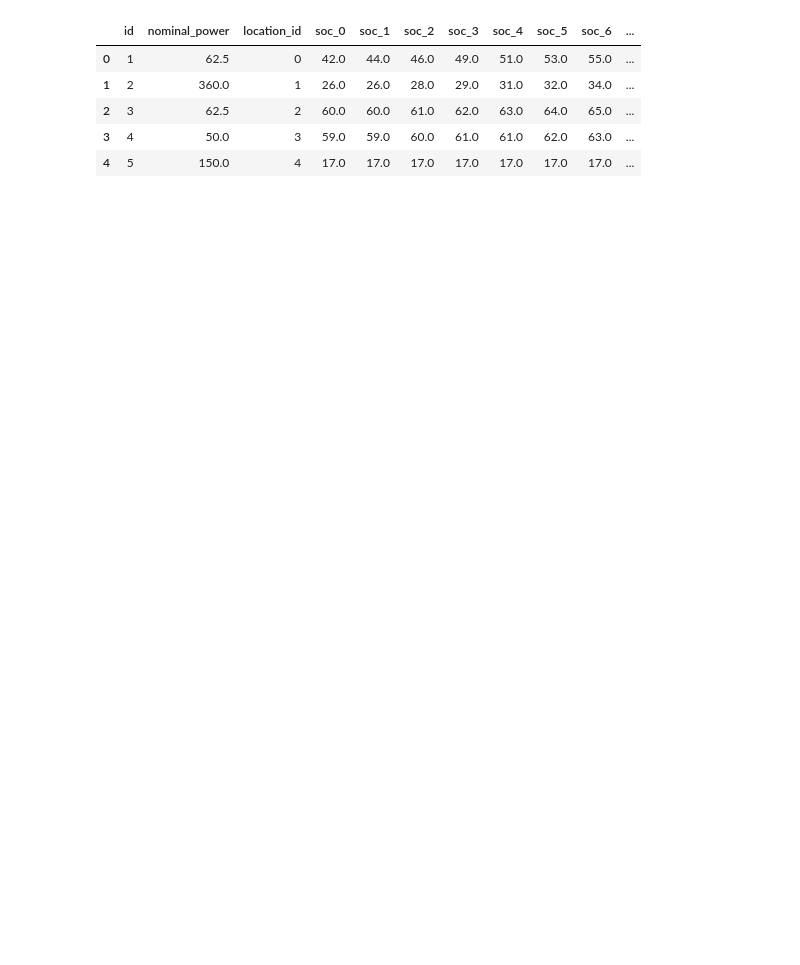
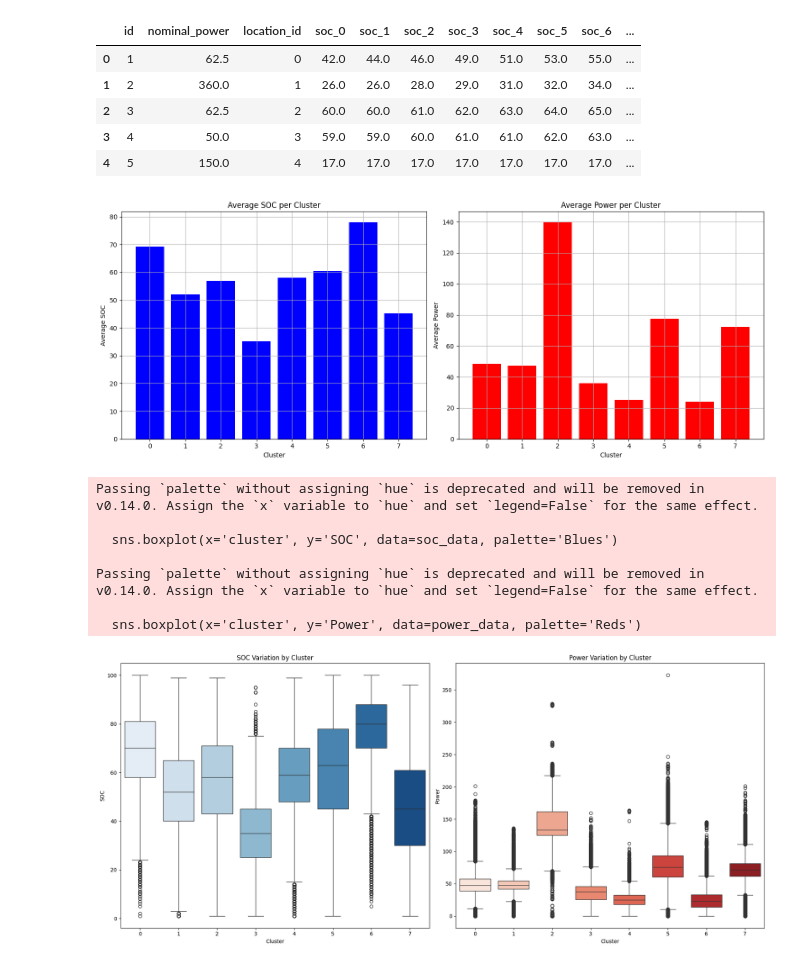
Before and after one commit to JakobBerg-Projects/CedasHackathon2025, a Jupyter notebook: src/henrik/clustering.ipynb, the cells around one changed output. Cells and saved outputs as stored; diff of their text form; code cells hidden in the pictures; blank space fills up the shorter version.

```diff
--- a/src/henrik/clustering.ipynb
+++ b/src/henrik/clustering.ipynb
@@ -144,0 +184,43 @@ train_data_full.head()
+# %%
+def plot_variation():
+    # Combine SOC and Power columns for plotting the boxplots
+    # First, we will stack the SOC columns and Power columns for each cluster
+    train_data_full['cluster'] = labels  # Ensure cluster labels are added to the DataFrame
+
+    # Create a new DataFrame to hold SOC and Power values by cluster
+    soc_data = train_data_full.melt(id_vars=['cluster'], value_vars=soc_columns, var_name='SOC_Timestep', value_name='SOC')
+    power_data = train_data_full.melt(id_vars=['cluster'], value_vars=power_columns, var_name='Power_Timestep', value_name='Power')
+
+    # Set up a figure for the boxplot
+    plt.figure(figsize=(18, 8))
+
+    # Plot the SOC variation
+    plt.subplot(1, 2, 1)
+    sns.boxplot(x='cluster', y='SOC', data=soc_data, palette='Blues')
+    plt.title('SOC Variation by Cluster')
+    plt.xlabel('Cluster')
+    plt.ylabel('SOC')
+
+    # Plot the Power variation
+    plt.subplot(1, 2, 2)
+    sns.boxplot(x='cluster', y='Power', data=power_data, palette='Reds')
+    plt.title('Power Variation by Cluster')
+    plt.xlabel('Cluster')
+    plt.ylabel('Power')
+
+    # Show the plots
+    plt.tight_layout()
+    plt.show()
+# %%
+plot_mean()
+plot_variation()
+# %% [output]
+[figure, added]
+Passing `palette` without assigning `hue` is deprecated and will be removed in v0.14.0. Assign the `x` variable to `hue` and set `legend=False` for the same effect.
+
+  sns.boxplot(x='cluster', y='SOC', data=soc_data, palette='Blues')
+
+Passing `palette` without assigning `hue` is deprecated and will be removed in v0.14.0. Assign the `x` variable to `hue` and set `legend=False` for the same effect.
+
+  sns.boxplot(x='cluster', y='Power', data=power_data, palette='Reds')
+[figure, added]
```
Also changed, not shown: parts of 11 cells of this notebook.
